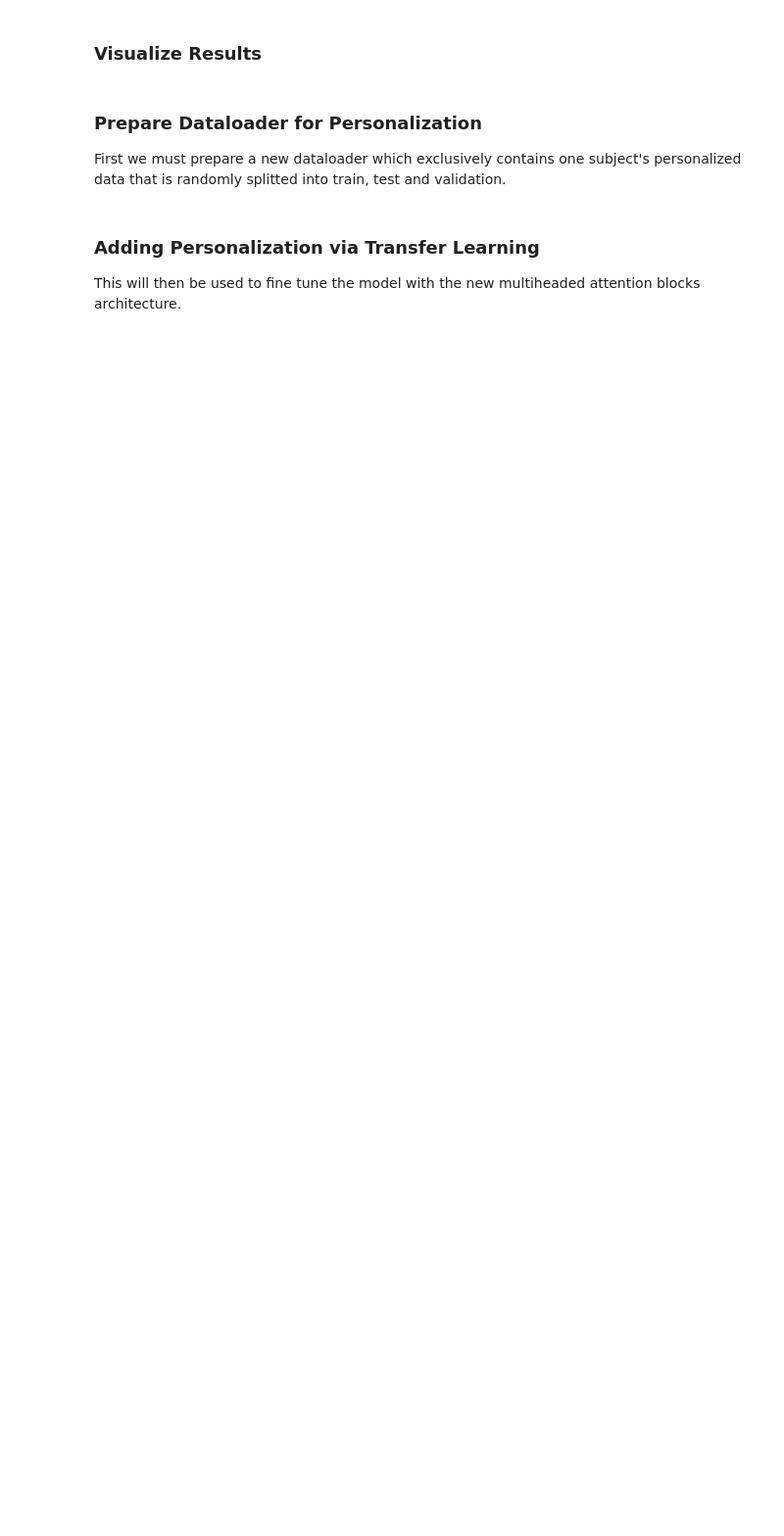
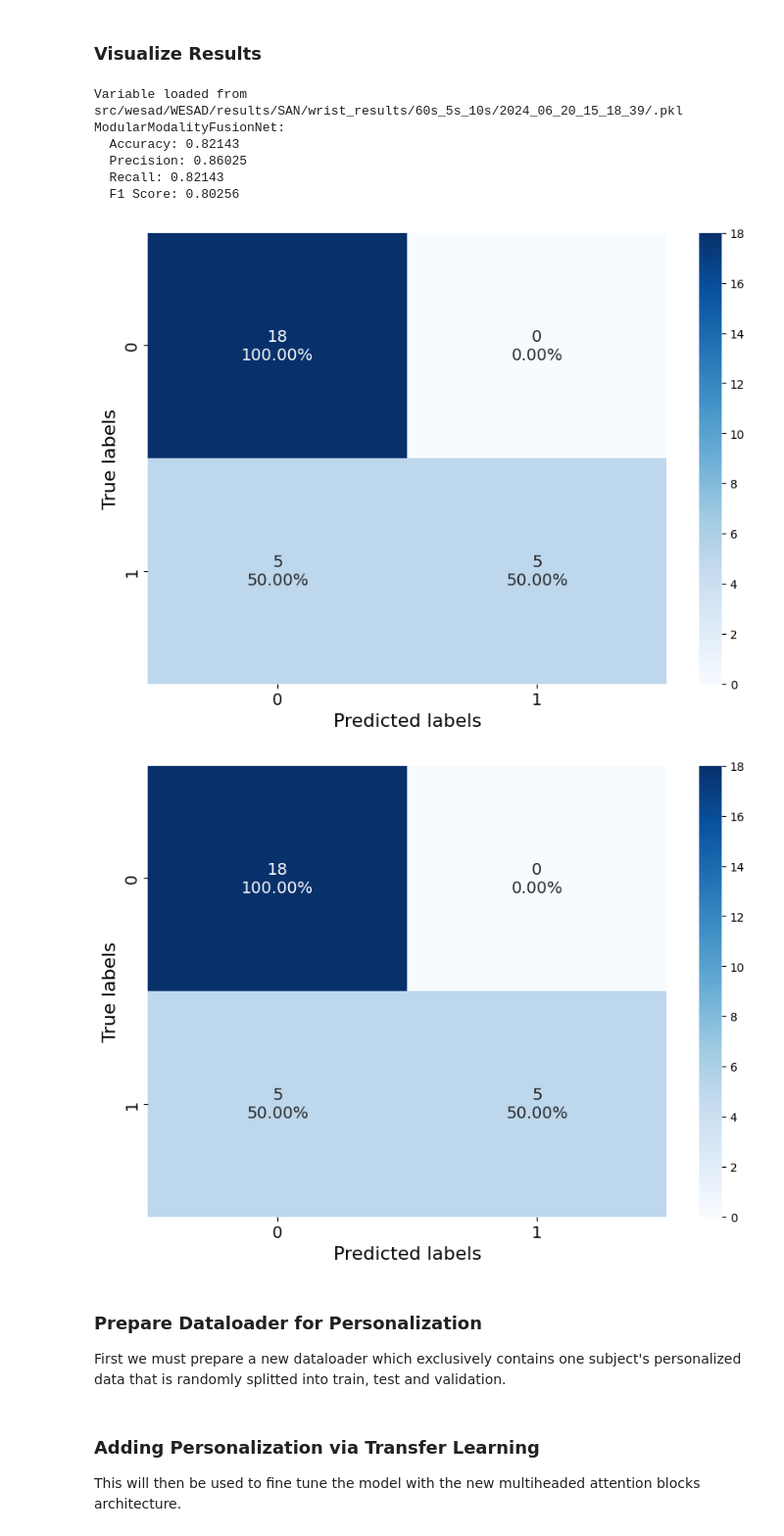
Before and after one commit to WillPowellUk/Modular-Multimodal-Stress-Detector, a Jupyter notebook: wesad_demo.ipynb, the cells around one changed output. Shown at 98% size. Cells and saved outputs as stored; diff of their text form; code cells hidden in the pictures; blank space fills up the shorter version.

Commit message:
MFN working on large dataset!

```diff
--- a/wesad_demo.ipynb
+++ b/wesad_demo.ipynb
@@ -247,7 +247,8 @@ WINDOW_LENGTH = 60
 SLIDING_LENGTH = 5
 SPLIT_LENGTH = 10 # this will split each 60 second segments into 6 x 10 second segments
 
-DATASETS_PATH = f'src/wesad/WESAD/datasets/{WINDOW_LENGTH}s_{SLIDING_LENGTH}s_{SPLIT_LENGTH}_mini/wrist_manual_fe_{WINDOW_LENGTH}s_{SLIDING_LENGTH}s_{SPLIT_LENGTH}.hdf5'
+# DATASETS_PATH = f'src/wesad/WESAD/datasets/{WINDOW_LENGTH}s_{SLIDING_LENGTH}s_{SPLIT_LENGTH}_mini/wrist_manual_fe_{WINDOW_LENGTH}s_{SLIDING_LENGTH}s_{SPLIT_LENGTH}.hdf5'
+DATASETS_PATH = f'src/wesad/WESAD/datasets/{WINDOW_LENGTH}s_{SLIDING_LENGTH}s_{SPLIT_LENGTH}s/losocv_datasets.pkl'
 WRIST_CONFIG = 'config_files/dataset/wesad_wrist_configuration.json'
 WRIST_FE = f'src/wesad/WESAD/manual_fe/wrist_manual_fe/{WINDOW_LENGTH}s_{SLIDING_LENGTH}s_{SPLIT_LENGTH}s_mini/wrist_features.hdf5'
 SAN_MODEL_CONFIG = 'config_files/model_training/deep/san_config.json'
@@ -294,7 +295,7 @@ for i, (subject_id, loaders) in enumerate(dataloaders.items()):
     break
 
 # save the results to pkl
-current_time = datetime.datetime.now().strftime("%Y_%m_%d_%H_%M_%S")
-save_path = 'src/wesad/WESAD/results/SAN/wrist_results/{WINDOW_LENGTH}s_{SLIDING_LENGTH}s_{SPLIT_LENGTH}s/{current_time}/'
+current_time = datetime.now().strftime("%Y_%m_%d_%H_%M_%S")
+save_path = f'src/wesad/WESAD/results/SAN/wrist_results/{WINDOW_LENGTH}s_{SLIDING_LENGTH}s_{SPLIT_LENGTH}s/{current_time}/'
 save_var(results, f'{save_path}.pkl')
 copy_json(SAN_MODEL_CONFIG, f'{save_path}_config.json')
@@ -303,15 +317,26 @@ copy_json(SAN_MODEL_CONFIG, f'{save_path}_config.json')
 # %%
 from src.ml_pipeline.analysis import ModelResultsAnalysis
 from src.utils import load_var
 
 WINDOW_LENGTH = 60
 SLIDING_LENGTH = 5
 SPLIT_LENGTH = 10 # this will split each 60 second segments into 6 x 10 second segments
 
-results = load_var('src/wesad/WESAD/results/SAN/wrist_results_{WINDOW_LENGTH}s_{SLIDING_LENGTH}s_{SPLIT_LENGTH}s.pkl')
+# save_path = 'src/wesad/WESAD/results/SAN/wrist_results/60s_5s_10s/2024_06_20_14_55_01/.pkl'
+
+results = load_var(save_path)
 
 analysis = ModelResultsAnalysis(results)
 analysis.analyze_collective()
+# %% [output]
+Variable loaded from src/wesad/WESAD/results/SAN/wrist_results/60s_5s_10s/2024_06_20_15_18_39/.pkl
+ModularModalityFusionNet:
+  Accuracy: 0.82143
+  Precision: 0.86025
+  Recall: 0.82143
+  F1 Score: 0.80256
+[figure, added]
+[figure, added]
 # %% [markdown]
 ### Prepare Dataloader for Personalization
 
```
Also changed, not shown: parts of 2 cells of this notebook, 6 other files.
